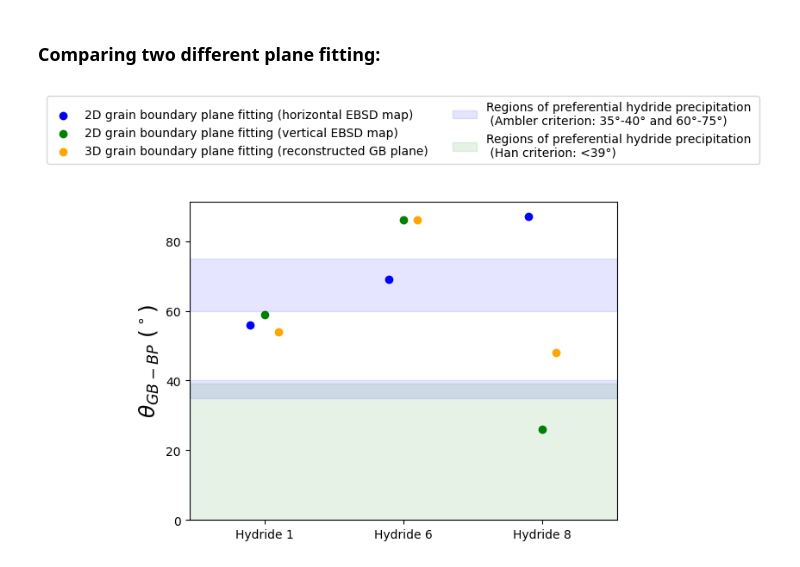
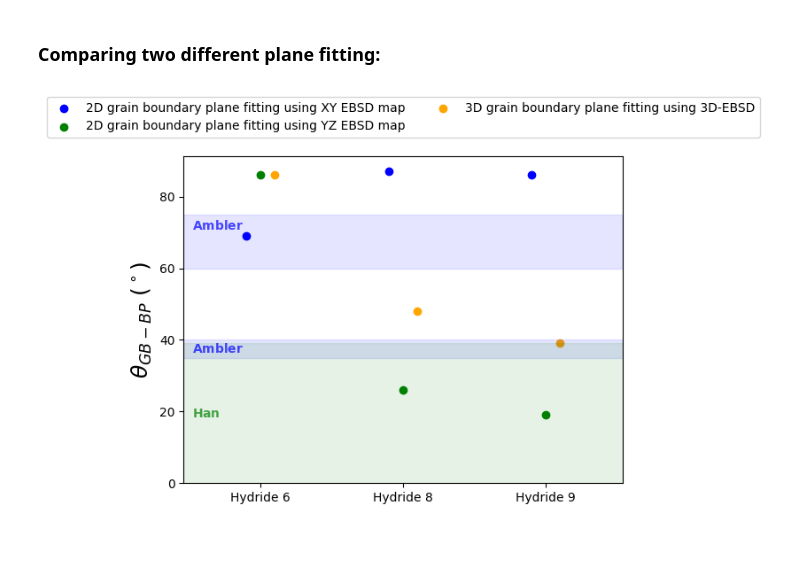
Before and after one commit to zr-midas/3D_characterisation_Zircaloy4, a Jupyter notebook: 3D_charaterisation/Basal_GB_angles/Basal_GB_angles_2D_vs_3D.ipynb, the cells around one changed output. Drawn from its saved outputs; the diff is of its cells as text; code cells hidden in the pictures.

Commit message:
add names to literature ranges and improve labels in the legend

```diff
--- a/3D_charaterisation/Basal_GB_angles/Basal_GB_angles_2D_vs_3D.ipynb
+++ b/3D_charaterisation/Basal_GB_angles/Basal_GB_angles_2D_vs_3D.ipynb
@@ -131,31 +139,31 @@ plt.show()
 ### Comparing two different plane fitting:
 # %%
 caxis_vector={
-    'Hydride 1': [-0.520, -0.833, 0.185],
+    #'Hydride 1': [-0.520, -0.833, 0.185],
     'Hydride 6':[0.279, -0.957, 0.073],
-    'Hydride 8': [-0.002, -0.489, -0.872]
-    #'Hydride 9': [0.242, -0.325, -0.914]
+    'Hydride 8': [-0.002, -0.489, -0.872],
+    'Hydride 9': [0.242, -0.325, -0.914]
 }
 # %%
 normal_vector2D_horizontal= {
-    'Hydride 1': [0.999, 0.0386, 0],
+    #'Hydride 1': [0.999, 0.0386, 0],
     'Hydride 6':[0.997, -0.0808, 0],
-    'Hydride 8':[0.996, 0.0936, 0]
-    #'Hydride 9':[0.895, 0.445, 0]
+    'Hydride 8':[0.996, 0.0936, 0],
+    'Hydride 9':[0.895, 0.445, 0]
 }
 # %%
 normal_vector2D_vertical= {
-    'Hydride 1': [0.0244, 0.7444,0.667],
+    #'Hydride 1': [0.0244, 0.7444,0.667],
     'Hydride 6':[-0.059, -0.01, 0.998],
     'Hydride 8':[0.0145, 0.0598, 0.998],
-    #'Hydride 9':[0.019, 0.136, 0.99]
+    'Hydride 9':[0.019, 0.136, 0.99]
 }
 # %%
 normal_vector3D= {
-    'Hydride 1': [0.950, 0.175, 0.258],
+    #'Hydride 1': [0.950, 0.175, 0.258],
     'Hydride 6':[-0.365,0.037,0.930],
     'Hydride 8':[0.706, 0.113, 0.699],
-    #'Hydride 9':[0.411, 0.165, 0.897 ]
+    'Hydride 9':[0.411, 0.165, 0.897 ]
 }
 # %%
 # Calculate angle between c-axis vector and normal vector to GBs from 2D and 3D plane fitting:
@@ -176,35 +184,44 @@ values2D_vertical = list(angles_OR2D_vertical.values())
 values3D = list(angles_OR3D.values())
 # %%
 # Plotting the angles and comparing 2D vs 3D plane fitting for three hydrides:
-plt.figure()
+fig, ax = plt.subplots()
 
 x = np.arange(len(labels))
 offset = 0.1
 
-plt.scatter(x-offset, values2D_horizontal, color='blue',label="2D grain boundary plane fitting (horizontal EBSD map)")
-plt.scatter(x, values2D_vertical, color='green', label="2D grain boundary plane fitting (vertical EBSD map)")
-plt.scatter(x+offset, values3D,color='orange', label="3D grain boundary plane fitting (reconstructed GB plane)")
+ax.scatter(x - offset, values2D_horizontal, color='blue',
+           label="2D grain boundary plane fitting using XY EBSD map")
+ax.scatter(x, values2D_vertical, color='green',
+           label="2D grain boundary plane fitting using YZ EBSD map")
+ax.scatter(x + offset, values3D, color='orange',
+           label="3D grain boundary plane fitting using 3D-EBSD")
 
-# Ambler critetion:
-plt.axhspan(60, 75, color='blue', alpha=0.1, label='Regions of preferential hydride precipitation \n (Ambler criterion: 35°-40° and 60°-75°)')
-plt.axhspan(35, 40, color='blue', alpha=0.1)
-
-#plt.axhspan(0, 5, color='blue', alpha=0.1)
-
-# Han criterion:
-plt.axhspan(0, 39, color='green', alpha=0.1, label='Regions of preferential hydride precipitation \n (Han criterion: <39°)')
+# Literature Critetia:
+ax.axhspan(60, 75, color='blue', alpha=0.1)
+ax.axhspan(35, 40, color='blue', alpha=0.1)
+ax.axhspan(0, 39,  color='green', alpha=0.1)
 
 #Liu criterion:
-#plt.axhspan(0, 70,hatch='\\\\', color='grey', alpha=0.1, label='Regions of preferential hydride precipitation \n (Liu criterion: <70°)')
+#ax.axhspan(0, 70,hatch='\\\\', color='grey', alpha=0.1, label='Regions of preferential hydride precipitation \n (Liu criterion: <70°)')
+
+
+ax.text(0.02, 72,  r'$\mathbf{Ambler}$', transform=ax.get_yaxis_transform(),
+        va='center', ha='left', color='blue', alpha=0.7)
+ax.text(0.02, 37.5, r'$\mathbf{Ambler}$', transform=ax.get_yaxis_transform(),
+        va='center', ha='left', color='blue',alpha=0.7)
+ax.text(0.02, 19.5, r'$\mathbf{Han}$', transform=ax.get_yaxis_transform(),
+        va='center', ha='left', color='green', alpha=0.7)
+#ax.text(0.9, 55, "Liu", transform=ax.get_yaxis_transform(),
+#        va='center', ha='left', color='red', alpha=0.5)
 
 plt.ylabel(r'$\theta_{GB-BP}\ (^\circ)$', fontsize=18)
 
-plt.legend(loc='upper center', bbox_to_anchor=(0.5, 1.35), ncol=2)
+plt.legend(loc='upper center', bbox_to_anchor=(0.5, 1.2), ncol=2)
 plt.margins(x=0.2)
 
 plt.ylim(bottom=0)
 plt.xticks(x, labels)
 
 plt.show()
 # %% [output]
-[figure, old version]
+[figure, new version]
```
Also changed, not shown: parts of 1 cell of this notebook.
